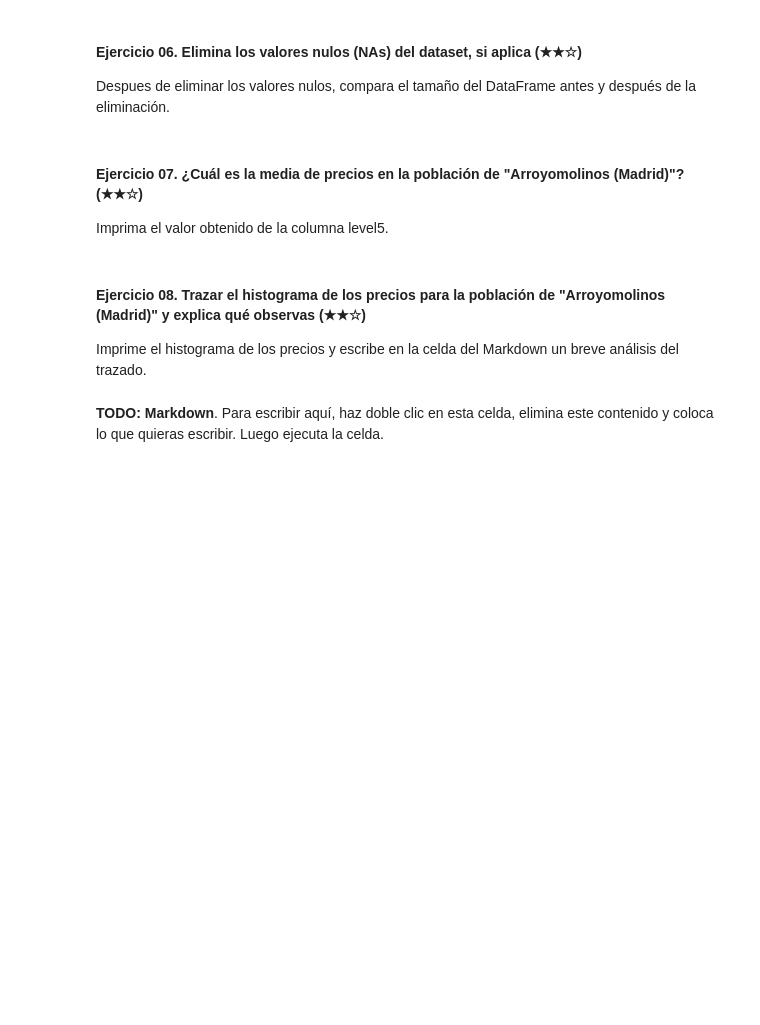
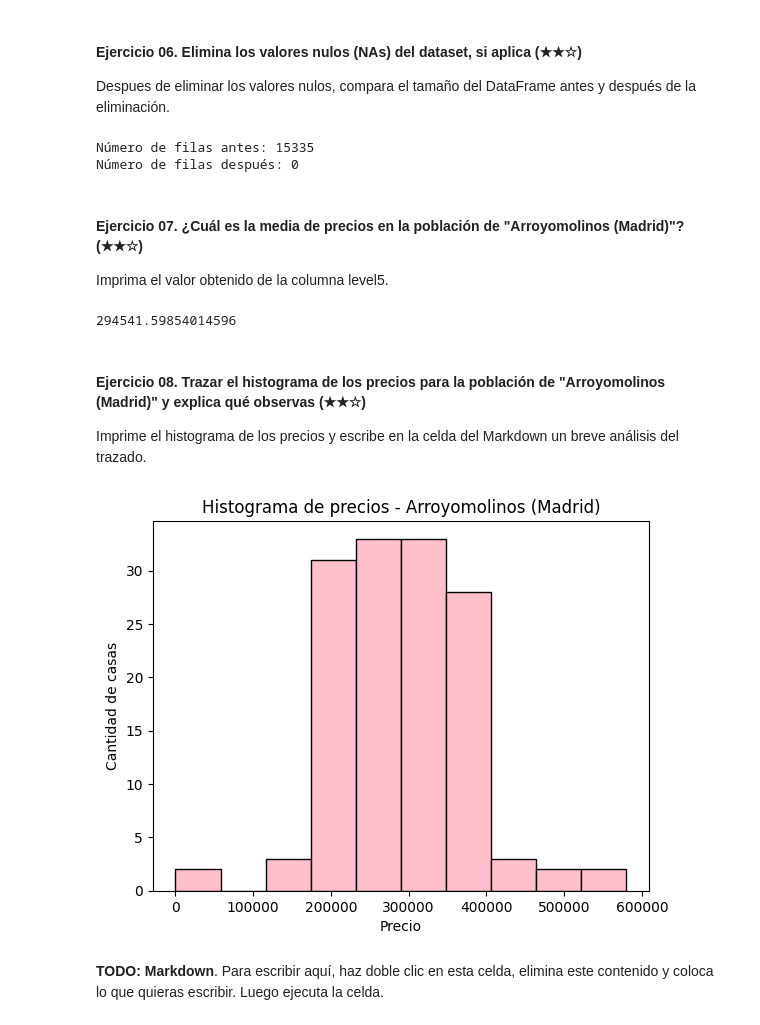
Before and after one commit to 4GeeksAcademy/pandas1, a Jupyter notebook: project.es.ipynb, the cells around one changed output. Cells and saved outputs as stored; diff of their text form; code cells hidden in the pictures; blank space fills up the shorter version.

```diff
--- a/project.es.ipynb
+++ b/project.es.ipynb
@@ -208,12 +221,33 @@ Index(['realEstate_name', 'phone_realEstate', 'rooms', 'bathrooms', 'surface',
 Despues de eliminar los valores nulos, compara el tamaño del DataFrame antes y después de la eliminación.
 # %%
 # TODO
+# Con len mido el Dataset original
+len_df = len(df)
+print("Número de filas antes:", len_df)
+
+#Borro los valores nullos
+df_sin_null = df.dropna()
+# Y vuelvo a medir el Dataset
+len_df_after = len(df_sin_null)
+print("Número de filas después:", len_df_after)
+# %% [output]
+Número de filas antes: 15335
+Número de filas después: 0
 # %% [markdown]
 #### Ejercicio 07. ¿Cuál es la media de precios en la población de "Arroyomolinos (Madrid)"? (★★☆)
 
 Imprima el valor obtenido de la columna level5.
 # %%
 # TODO
+# Primero filtro con un mini dataframe que sea de la fila de level5 sea igual a Arooyomolino
+arroyomolinos = df[df["level5"] == "Arroyomolinos (Madrid)"]
+
+# Calculo la media del price del mini datafrae con mean()
+media = arroyomolinos["price"].mean()
+
+print(media)
+# %% [output]
+294541.59854014596
 # %% [markdown]
 #### Ejercicio 08. Trazar el histograma de los precios para la población de "Arroyomolinos (Madrid)" y explica qué observas (★★☆)
 
@@ -221,6 +255,21 @@ Imprime el histograma de los precios y escribe en la celda del Markdown un breve
 # %%
 import matplotlib.pyplot as plt
 
-# Trazar el histograma de precios
+# Primero filtro por la columna level 5 con nombre de la fila Arroyomolinos y selecciono la columna precios de esa fila
+arroyomolinos = df[df["level5"] == "Arroyomolinos (Madrid)"]
+precios = arroyomolinos["price"]
+
+# Dibuja el histograma con 10  de color rosa y negro
+plt.hist(precios, color="pink", edgecolor="black")
+# Pongo titulo
+plt.title("Histograma de precios - Arroyomolinos (Madrid)")
+# Nombre del eje X
+plt.xlabel("Precio")
+# Nombre del eje Y
+plt.ylabel("Cantidad de casas")
+# Muestro el grafico
+plt.show()
+# %% [output]
+[figure, added]
 # %% [markdown]
 **TODO: Markdown**. Para escribir aquí, haz doble clic en esta celda, elimina este contenido y coloca lo que quieras escribir. Luego ejecuta la celda.
```
Also changed, not shown: parts of 5 cells of this notebook.
